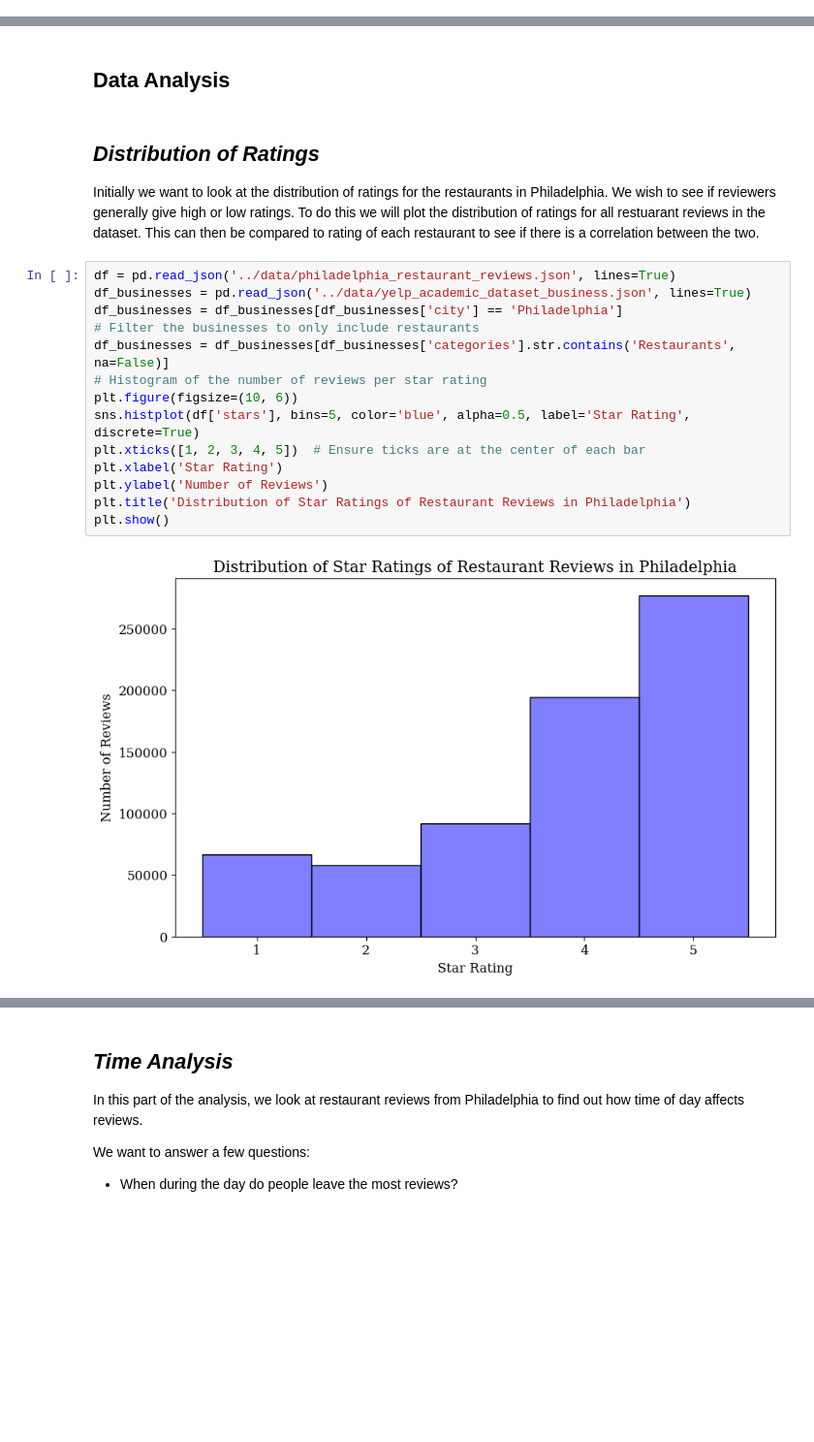
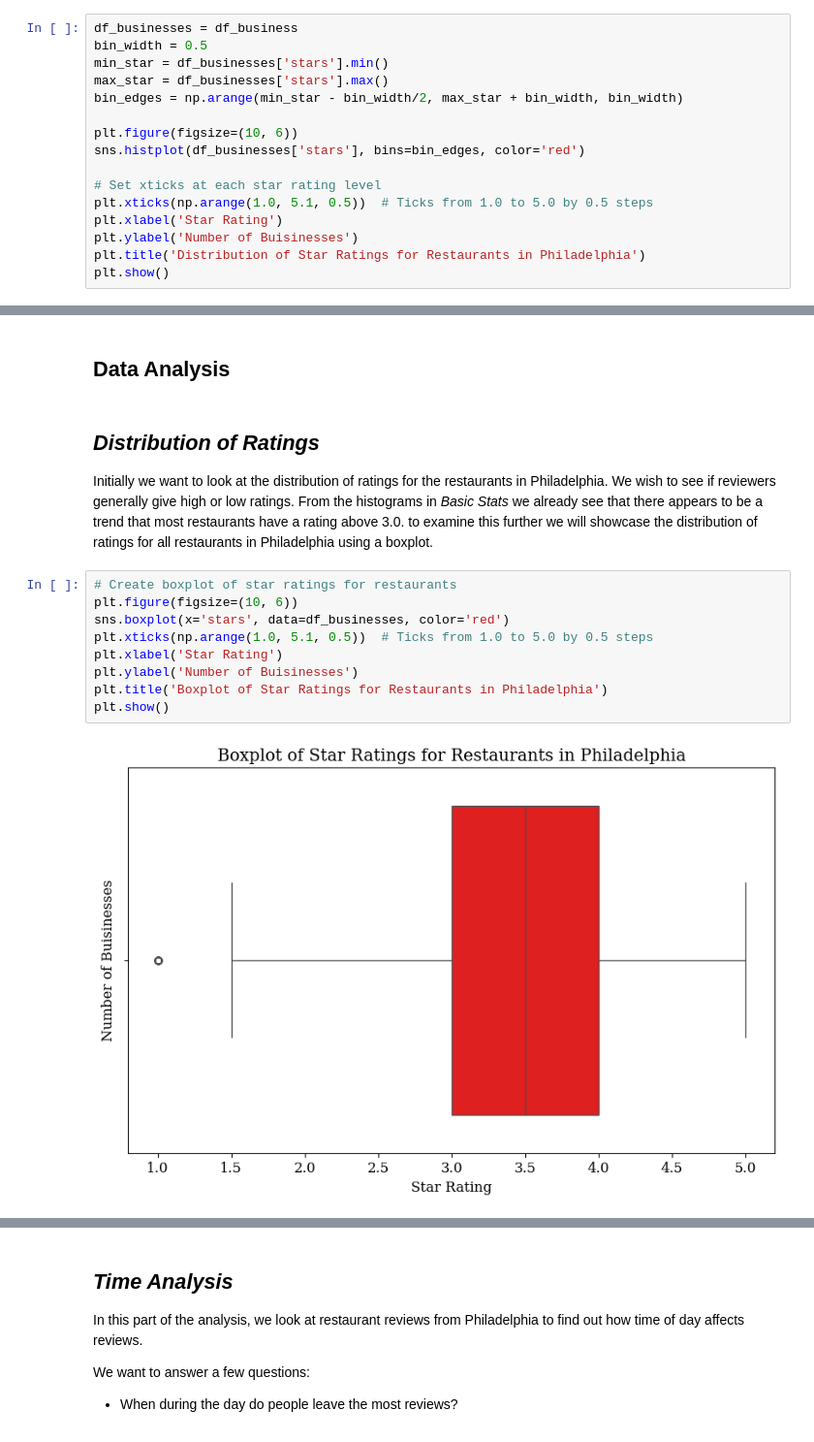
Before and after one commit to SorenLKuhl/SorenLKuhl.github.io, a Jupyter notebook: notebooks/explainer.ipynb, the cells around one changed output, grey strips where cells are left out. Shown at 97% size. Cells and saved outputs as stored; diff of their text form; blank space fills up the shorter version.

```diff
--- a/notebooks/explainer.ipynb
+++ b/notebooks/explainer.ipynb
@@ -62,3 +62,19 @@ for _, b in df_business.iterrows():
 print(f"Number of restaurants in Philadelphia: {len(restaurant_ids)}")
 # %% [output]
 Number of restaurants in Philadelphia: 5852
+# %%
+df_businesses = df_business
+bin_width = 0.5
+min_star = df_businesses['stars'].min()
+max_star = df_businesses['stars'].max()
+bin_edges = np.arange(min_star - bin_width/2, max_star + bin_width, bin_width)
+
+plt.figure(figsize=(10, 6))
+sns.histplot(df_businesses['stars'], bins=bin_edges, color='red')
+
+# Set xticks at each star rating level
+plt.xticks(np.arange(1.0, 5.1, 0.5))  # Ticks from 1.0 to 5.0 by 0.5 steps
+plt.xlabel('Star Rating')
+plt.ylabel('Number of Buisinesses')
+plt.title('Distribution of Star Ratings for Restaurants in Philadelphia')
+plt.show()
@@ -95,20 +128,15 @@ We see that we have just under 700.000 reviews of restaurants in Philadelphia
 ## **Data Analysis**
 # %% [markdown]
 ## *Distribution of Ratings*
-Initially we want to look at the distribution of ratings for the restaurants in Philadelphia. We wish to see if reviewers generally give high or low ratings. To do this we will plot the distribution of ratings for all restuarant reviews in the dataset. This can then be compared to rating of each restaurant to see if there is a correlation between the two.
+Initially we want to look at the distribution of ratings for the restaurants in Philadelphia. We wish to see if reviewers generally give high or low ratings. From the histograms in *Basic Stats* we already see that there appears to be a trend that most restaurants have a rating above 3.0. to examine this further we will showcase the distribution of ratings for all restaurants in Philadelphia using a boxplot.
 # %%
-df = pd.read_json('../data/philadelphia_restaurant_reviews.json', lines=True)
-df_businesses = pd.read_json('../data/yelp_academic_dataset_business.json', lines=True)
-df_businesses = df_businesses[df_businesses['city'] == 'Philadelphia']
-# Filter the businesses to only include restaurants
-df_businesses = df_businesses[df_businesses['categories'].str.contains('Restaurants', na=False)]
-# Histogram of the number of reviews per star rating
+# Create boxplot of star ratings for restaurants
 plt.figure(figsize=(10, 6))
-sns.histplot(df['stars'], bins=5, color='blue', alpha=0.5, label='Star Rating', discrete=True)
-plt.xticks([1, 2, 3, 4, 5])  # Ensure ticks are at the center of each bar
+sns.boxplot(x='stars', data=df_businesses, color='red')
+plt.xticks(np.arange(1.0, 5.1, 0.5))  # Ticks from 1.0 to 5.0 by 0.5 steps
 plt.xlabel('Star Rating')
-plt.ylabel('Number of Reviews')
-plt.title('Distribution of Star Ratings of Restaurant Reviews in Philadelphia')
+plt.ylabel('Number of Buisinesses')
+plt.title('Boxplot of Star Ratings for Restaurants in Philadelphia')
 plt.show()
 # %% [output]
-[figure, old version]
+[figure, new version]
```
Also changed, not shown: parts of 15 cells of this notebook.
